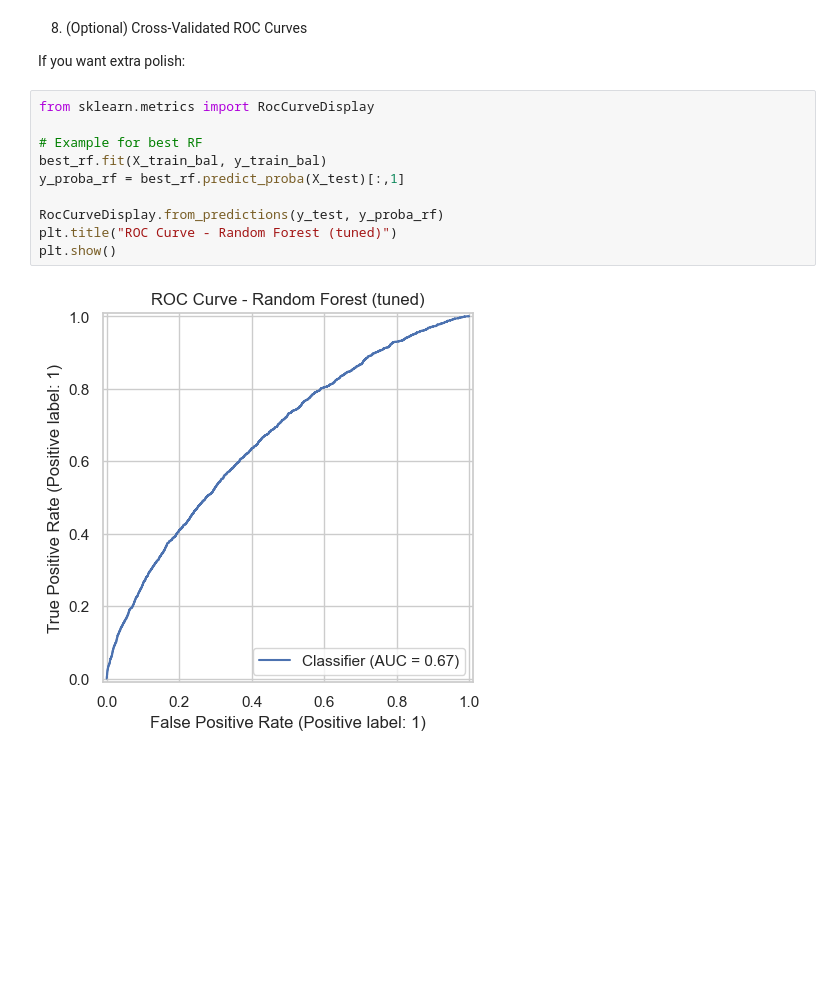
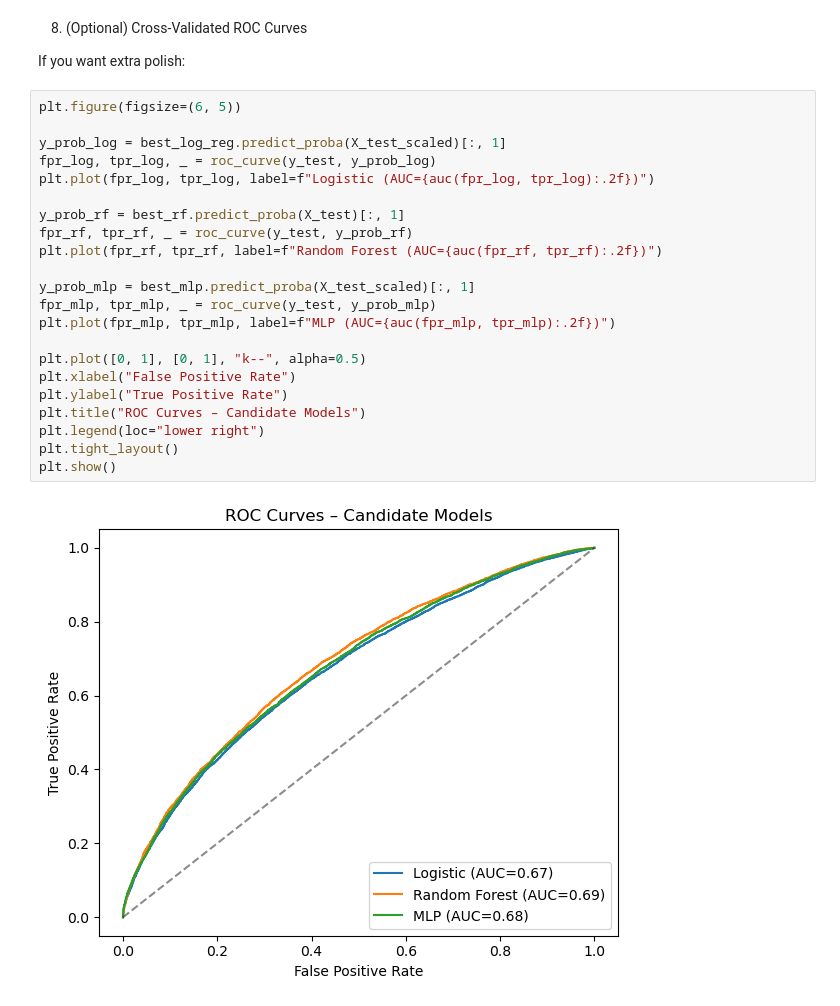
Before and after one commit to ntnkan089/CS273A-proj, a Jupyter notebook: FinalReport.ipynb, the cells around one changed output. Cells and saved outputs as stored; diff of their text form; blank space fills up the shorter version.

```diff
--- a/FinalReport.ipynb
+++ b/FinalReport.ipynb
@@ -858,14 +810,26 @@ complexity_curve_mlp(X_train_bal_scaled, y_train_bal, hidden_sizes_list, cv_nn)
 
 If you want extra polish:
 # %%
-from sklearn.metrics import RocCurveDisplay
+plt.figure(figsize=(6, 5))
 
-# Example for best RF
-best_rf.fit(X_train_bal, y_train_bal)
-y_proba_rf = best_rf.predict_proba(X_test)[:,1]
+y_prob_log = best_log_reg.predict_proba(X_test_scaled)[:, 1]
+fpr_log, tpr_log, _ = roc_curve(y_test, y_prob_log)
+plt.plot(fpr_log, tpr_log, label=f"Logistic (AUC={auc(fpr_log, tpr_log):.2f})")
 
-RocCurveDisplay.from_predictions(y_test, y_proba_rf)
-plt.title("ROC Curve - Random Forest (tuned)")
+y_prob_rf = best_rf.predict_proba(X_test)[:, 1]
+fpr_rf, tpr_rf, _ = roc_curve(y_test, y_prob_rf)
+plt.plot(fpr_rf, tpr_rf, label=f"Random Forest (AUC={auc(fpr_rf, tpr_rf):.2f})")
+
+y_prob_mlp = best_mlp.predict_proba(X_test_scaled)[:, 1]
+fpr_mlp, tpr_mlp, _ = roc_curve(y_test, y_prob_mlp)
+plt.plot(fpr_mlp, tpr_mlp, label=f"MLP (AUC={auc(fpr_mlp, tpr_mlp):.2f})")
+
+plt.plot([0, 1], [0, 1], "k--", alpha=0.5)
+plt.xlabel("False Positive Rate")
+plt.ylabel("True Positive Rate")
+plt.title("ROC Curves – Candidate Models")
+plt.legend(loc="lower right")
+plt.tight_layout()
 plt.show()
 # %% [output]
-[figure, old version]
+[figure, new version]
```
Also changed, not shown: parts of 15 cells of this notebook, 16 other files.
